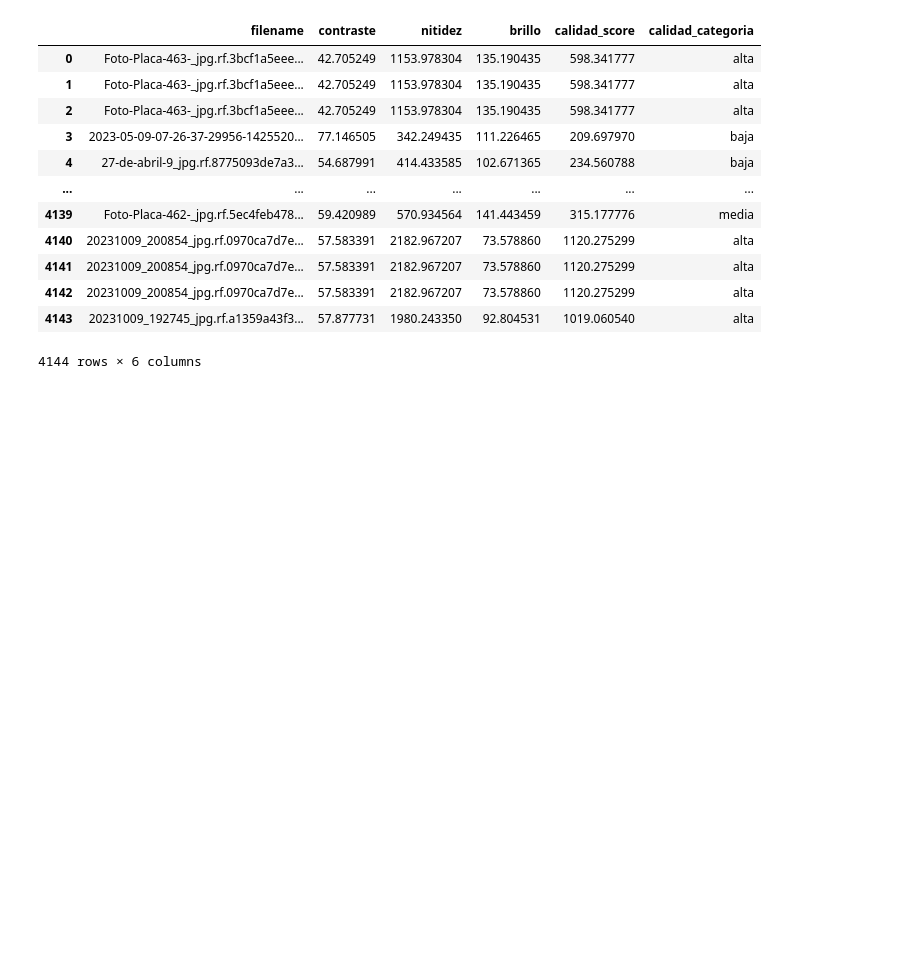
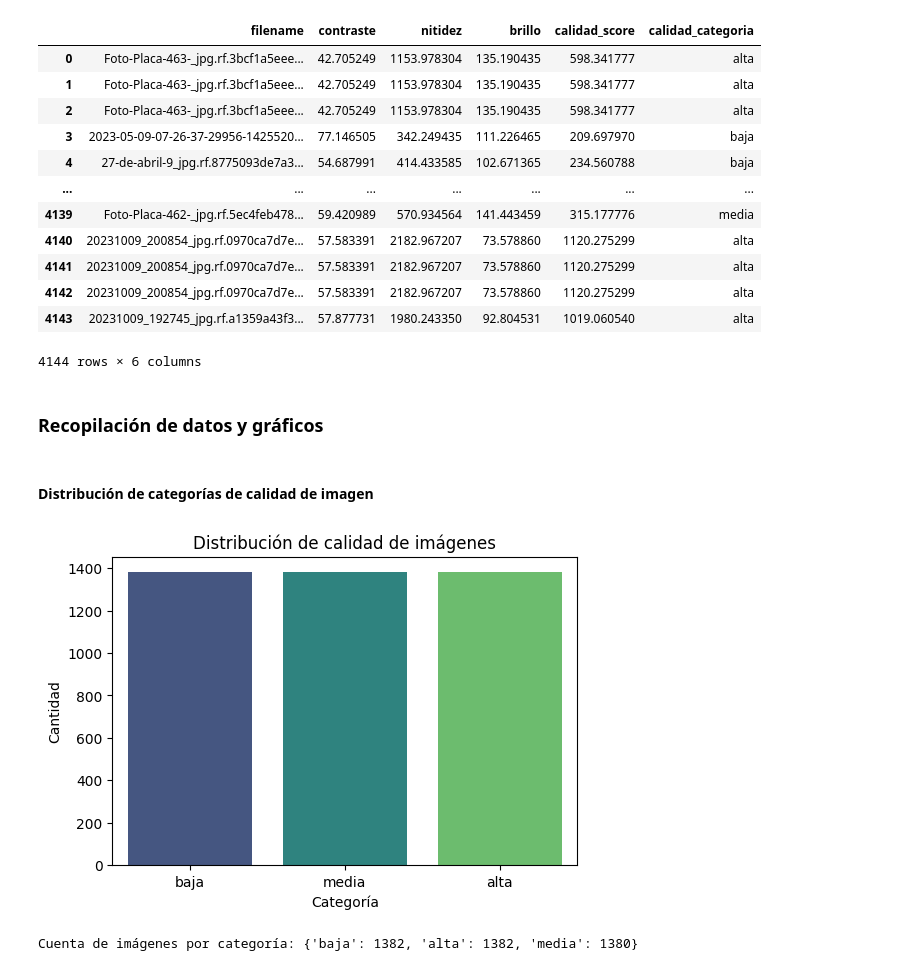
Before and after one commit to MauColab/Autoscan, a Jupyter notebook: ANÁLISIS GEOMÉTRICO.ipynb, the cells around one changed output. Saved outputs shown, nothing was run; the diff lists cells and outputs as text; code cells hidden in the pictures; blank space fills up the shorter version.

```diff
--- a/ANÁLISIS GEOMÉTRICO.ipynb
+++ b/ANÁLISIS GEOMÉTRICO.ipynb
@@ -479,3 +486,28 @@ df_ecualizado[["filename", "contraste", "nitidez", "brillo", "calidad_score", "c
 | 4142 | 20231009_200854_jpg.rf.0970ca7d7e... | 57.583391 | 2182.967207 | 73.578860 | 1120.275299 | alta |
 | 4143 | 20231009_192745_jpg.rf.a1359a43f3... | 57.877731 | 1980.243350 | 92.804531 | 1019.060540 | alta |
 4144 rows × 6 columns
+# %% [markdown]
+### Recopilación de datos y gráficos
+# %% [markdown]
+#### Distribución de categorías de calidad de imagen
+# %%
+def plot_distribucion_calidad(df):
+    plt.figure(figsize=(6,4))
+    sns.countplot(
+        data=df,
+        x="calidad_categoria",
+        order=["baja","media","alta"],
+        palette="viridis",
+        legend=False,
+        hue="calidad_categoria"
+    )
+    plt.title("Distribución de calidad de imágenes")
+    plt.xlabel("Categoría")
+    plt.ylabel("Cantidad")
+    plt.show()
+
+plot_distribucion_calidad(df_ecualizado)
+print(f"Cuenta de imágenes por categoría: {df_ecualizado['calidad_categoria'].value_counts().to_dict()}")
+# %% [output]
+[figure, added]
+Cuenta de imágenes por categoría: {'baja': 1382, 'alta': 1382, 'media': 1380}
```
Also changed, not shown: parts of 22 cells of this notebook.
